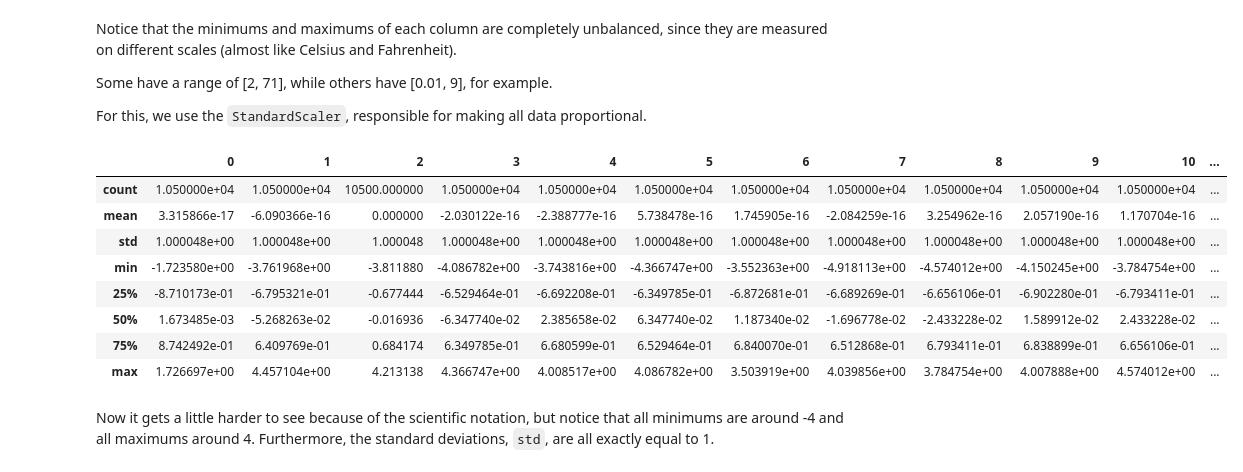
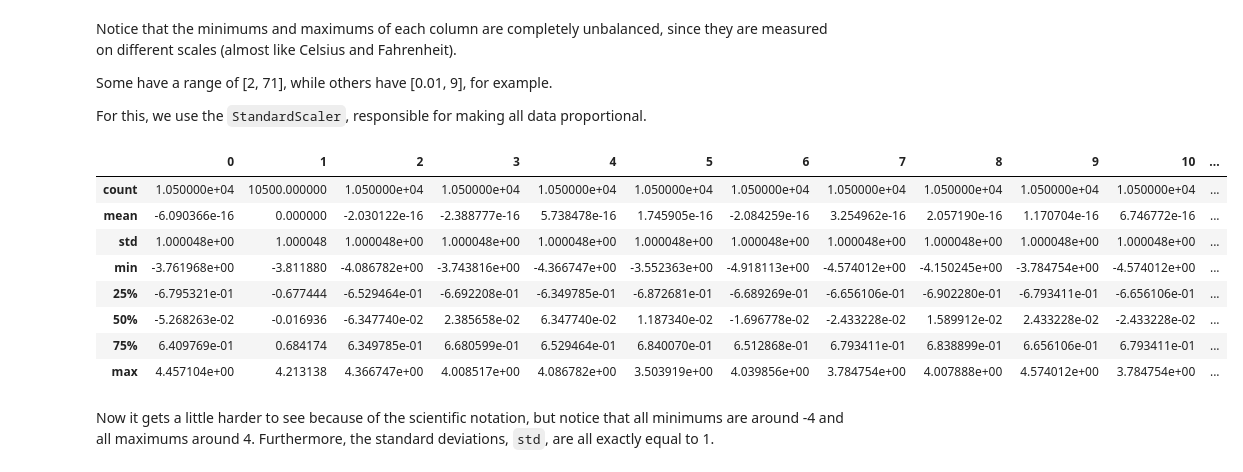
Before and after one commit to zHary27/machine-learning-problems, a Jupyter notebook: planet_classification/solution.ipynb, the cells around one changed output. Cells and saved outputs as stored; diff of their text form; code cells hidden in the pictures.

```diff
--- a/planet_classification/solution.ipynb
+++ b/planet_classification/solution.ipynb
@@ -75,22 +75,22 @@ For this, we use the `StandardScaler`, responsible for making all data proportio
 # %%
 from sklearn.preprocessing import StandardScaler
 
 scaler = StandardScaler()
-train_scaled = scaler.fit_transform(train.drop('target', axis=1))
-test_scaled = scaler.transform(test)
+train_scaled = scaler.fit_transform(train.drop(['target', 'id'], axis=1))
+test_scaled = scaler.transform(test.drop(['id'], axis=1))
 targets = train['target']
 
 pd.DataFrame(train_scaled).describe()
 # %% [output]
 |  | 0 | 1 | 2 | 3 | 4 | 5 | 6 | 7 | 8 | 9 | 10 | ... |
-| count | 1.050000e+04 | 1.050000e+04 | 10500.000000 | 1.050000e+04 | 1.050000e+04 | 1.050000e+04 | 1.050000e+04 | 1.050000e+04 | 1.050000e+04 | 1.050000e+04 | 1.050000e+04 | ... |
-| mean | 3.315866e-17 | -6.090366e-16 | 0.000000 | -2.030122e-16 | -2.388777e-16 | 5.738478e-16 | 1.745905e-16 | -2.084259e-16 | 3.254962e-16 | 2.057190e-16 | 1.170704e-16 | ... |
-| std | 1.000048e+00 | 1.000048e+00 | 1.000048 | 1.000048e+00 | 1.000048e+00 | 1.000048e+00 | 1.000048e+00 | 1.000048e+00 | 1.000048e+00 | 1.000048e+00 | 1.000048e+00 | ... |
-| min | -1.723580e+00 | -3.761968e+00 | -3.811880 | -4.086782e+00 | -3.743816e+00 | -4.366747e+00 | -3.552363e+00 | -4.918113e+00 | -4.574012e+00 | -4.150245e+00 | -3.784754e+00 | ... |
-| 25% | -8.710173e-01 | -6.795321e-01 | -0.677444 | -6.529464e-01 | -6.692208e-01 | -6.349785e-01 | -6.872681e-01 | -6.689269e-01 | -6.656106e-01 | -6.902280e-01 | -6.793411e-01 | ... |
-| 50% | 1.673485e-03 | -5.268263e-02 | -0.016936 | -6.347740e-02 | 2.385658e-02 | 6.347740e-02 | 1.187340e-02 | -1.696778e-02 | -2.433228e-02 | 1.589912e-02 | 2.433228e-02 | ... |
-| 75% | 8.742492e-01 | 6.409769e-01 | 0.684174 | 6.349785e-01 | 6.680599e-01 | 6.529464e-01 | 6.840070e-01 | 6.512868e-01 | 6.793411e-01 | 6.838899e-01 | 6.656106e-01 | ... |
-| max | 1.726697e+00 | 4.457104e+00 | 4.213138 | 4.366747e+00 | 4.008517e+00 | 4.086782e+00 | 3.503919e+00 | 4.039856e+00 | 3.784754e+00 | 4.007888e+00 | 4.574012e+00 | ... |
+| count | 1.050000e+04 | 10500.000000 | 1.050000e+04 | 1.050000e+04 | 1.050000e+04 | 1.050000e+04 | 1.050000e+04 | 1.050000e+04 | 1.050000e+04 | 1.050000e+04 | 1.050000e+04 | ... |
+| mean | -6.090366e-16 | 0.000000 | -2.030122e-16 | -2.388777e-16 | 5.738478e-16 | 1.745905e-16 | -2.084259e-16 | 3.254962e-16 | 2.057190e-16 | 1.170704e-16 | 6.746772e-16 | ... |
+| std | 1.000048e+00 | 1.000048 | 1.000048e+00 | 1.000048e+00 | 1.000048e+00 | 1.000048e+00 | 1.000048e+00 | 1.000048e+00 | 1.000048e+00 | 1.000048e+00 | 1.000048e+00 | ... |
+| min | -3.761968e+00 | -3.811880 | -4.086782e+00 | -3.743816e+00 | -4.366747e+00 | -3.552363e+00 | -4.918113e+00 | -4.574012e+00 | -4.150245e+00 | -3.784754e+00 | -4.574012e+00 | ... |
+| 25% | -6.795321e-01 | -0.677444 | -6.529464e-01 | -6.692208e-01 | -6.349785e-01 | -6.872681e-01 | -6.689269e-01 | -6.656106e-01 | -6.902280e-01 | -6.793411e-01 | -6.656106e-01 | ... |
+| 50% | -5.268263e-02 | -0.016936 | -6.347740e-02 | 2.385658e-02 | 6.347740e-02 | 1.187340e-02 | -1.696778e-02 | -2.433228e-02 | 1.589912e-02 | 2.433228e-02 | -2.433228e-02 | ... |
+| 75% | 6.409769e-01 | 0.684174 | 6.349785e-01 | 6.680599e-01 | 6.529464e-01 | 6.840070e-01 | 6.512868e-01 | 6.793411e-01 | 6.838899e-01 | 6.656106e-01 | 6.793411e-01 | ... |
+| max | 4.457104e+00 | 4.213138 | 4.366747e+00 | 4.008517e+00 | 4.086782e+00 | 3.503919e+00 | 4.039856e+00 | 3.784754e+00 | 4.007888e+00 | 4.574012e+00 | 3.784754e+00 | ... |
 # %% [markdown]
 Now it gets a little harder to see because of the scientific notation, but notice that all minimums are around -4 and all maximums around 4. Furthermore, the standard deviations, `std`, are all exactly equal to 1.
 # %% [markdown]
```
Also changed, not shown: parts of 4 cells of this notebook, 1 other file.
